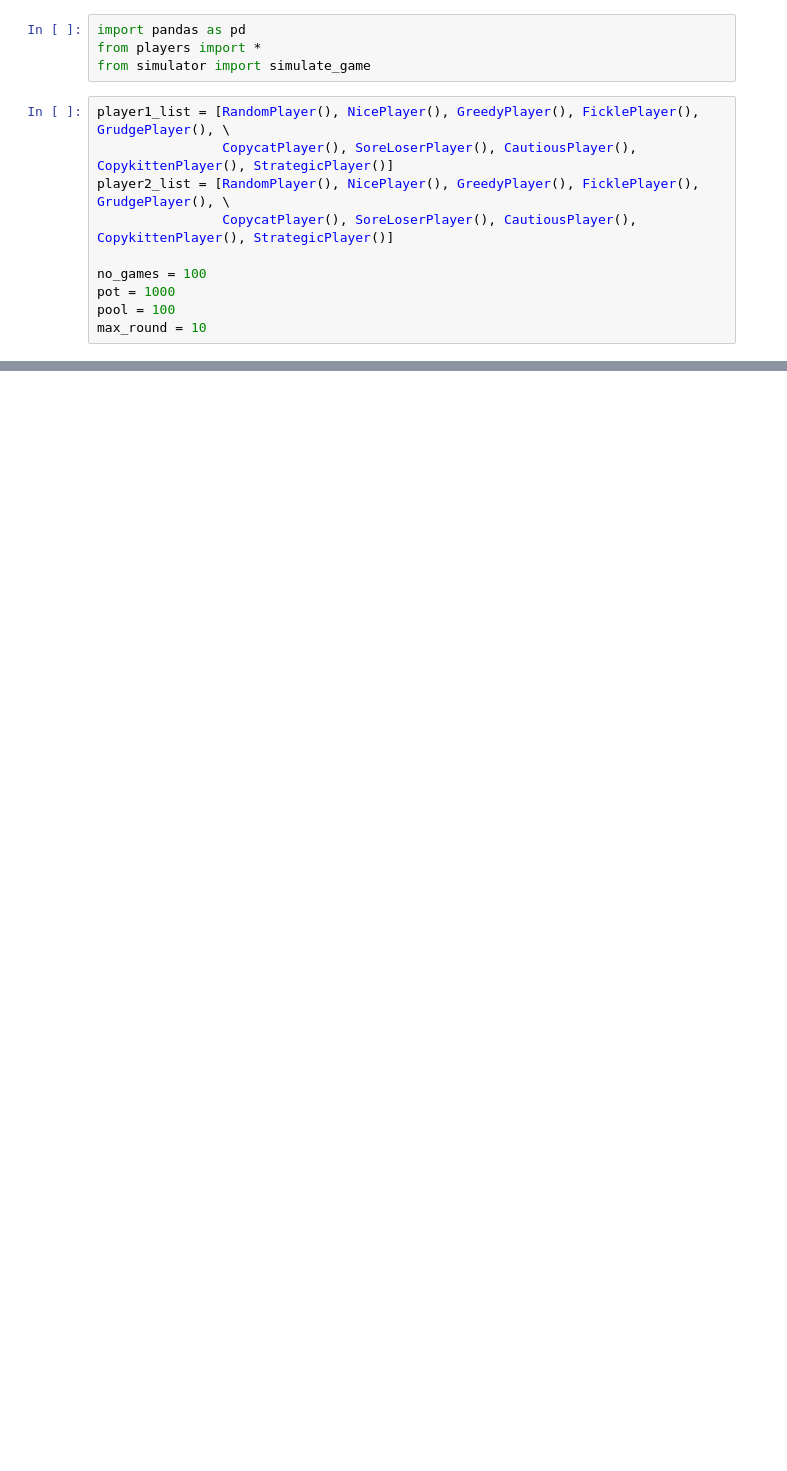
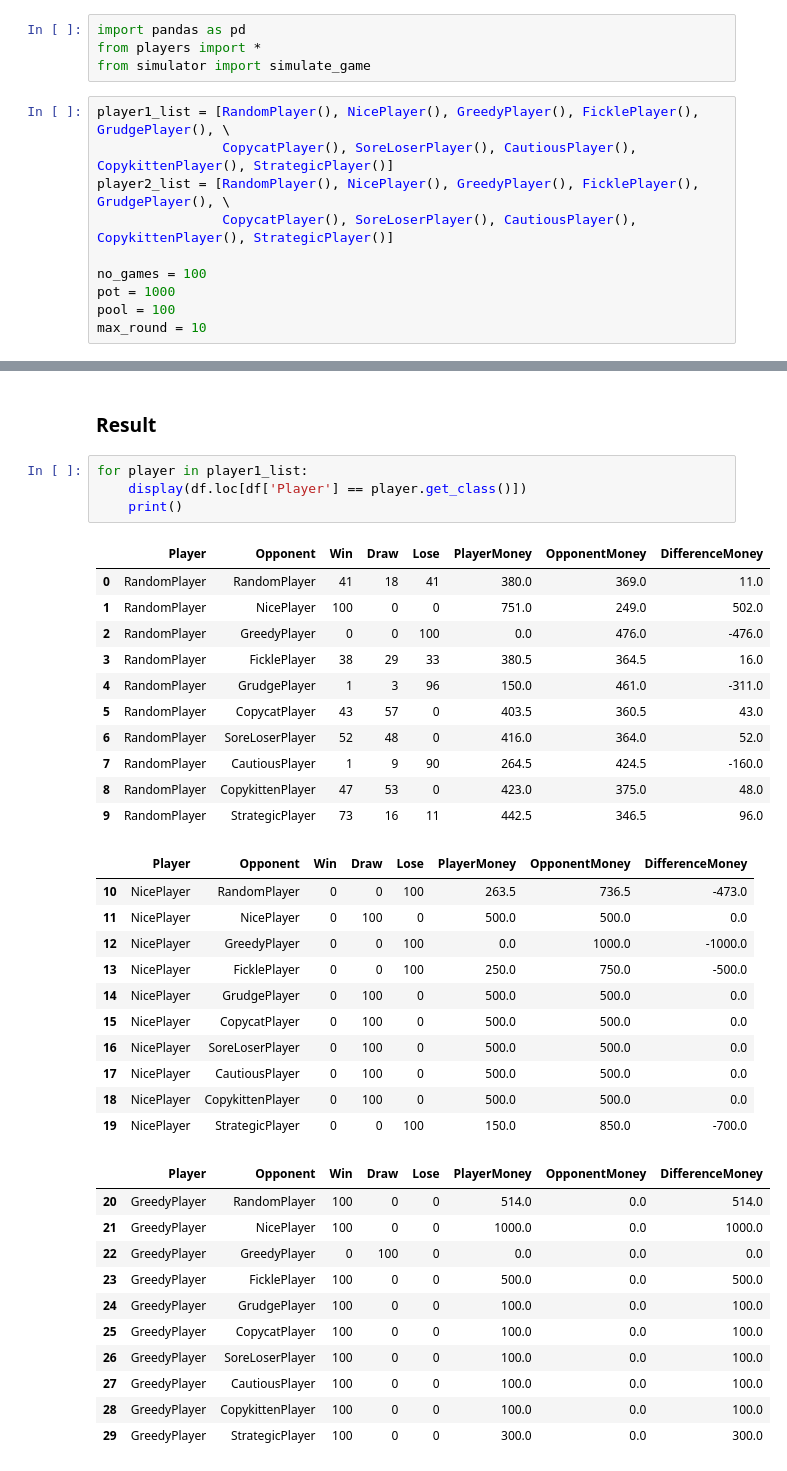
Before and after one commit to binxuankong/game-theory-projects, a Jupyter notebook: SplitOrSteal/Game Analysis.ipynb, the cells around one changed output, grey strips where cells are left out. Saved outputs shown, nothing was run; the diff lists cells and outputs as text; blank space fills up the shorter version.

```diff
--- a/SplitOrSteal/Game Analysis.ipynb
+++ b/SplitOrSteal/Game Analysis.ipynb
@@ -100,0 +94,40 @@ StrategicPlayer average results
+# %% [markdown]
+### Result
+# %%
+for player in player1_list:
+    display(df.loc[df['Player'] == player.get_class()])
+    print()
+# %% [output]
+|  | Player | Opponent | Win | Draw | Lose | PlayerMoney | OpponentMoney | DifferenceMoney |
+| 0 | RandomPlayer | RandomPlayer | 41 | 18 | 41 | 380.0 | 369.0 | 11.0 |
+| 1 | RandomPlayer | NicePlayer | 100 | 0 | 0 | 751.0 | 249.0 | 502.0 |
+| 2 | RandomPlayer | GreedyPlayer | 0 | 0 | 100 | 0.0 | 476.0 | -476.0 |
+| 3 | RandomPlayer | FicklePlayer | 38 | 29 | 33 | 380.5 | 364.5 | 16.0 |
+| 4 | RandomPlayer | GrudgePlayer | 1 | 3 | 96 | 150.0 | 461.0 | -311.0 |
+| 5 | RandomPlayer | CopycatPlayer | 43 | 57 | 0 | 403.5 | 360.5 | 43.0 |
+| 6 | RandomPlayer | SoreLoserPlayer | 52 | 48 | 0 | 416.0 | 364.0 | 52.0 |
+| 7 | RandomPlayer | CautiousPlayer | 1 | 9 | 90 | 264.5 | 424.5 | -160.0 |
+| 8 | RandomPlayer | CopykittenPlayer | 47 | 53 | 0 | 423.0 | 375.0 | 48.0 |
+| 9 | RandomPlayer | StrategicPlayer | 73 | 16 | 11 | 442.5 | 346.5 | 96.0 |
+|  | Player | Opponent | Win | Draw | Lose | PlayerMoney | OpponentMoney | DifferenceMoney |
+| 10 | NicePlayer | RandomPlayer | 0 | 0 | 100 | 263.5 | 736.5 | -473.0 |
+| 11 | NicePlayer | NicePlayer | 0 | 100 | 0 | 500.0 | 500.0 | 0.0 |
+| 12 | NicePlayer | GreedyPlayer | 0 | 0 | 100 | 0.0 | 1000.0 | -1000.0 |
+| 13 | NicePlayer | FicklePlayer | 0 | 0 | 100 | 250.0 | 750.0 | -500.0 |
+| 14 | NicePlayer | GrudgePlayer | 0 | 100 | 0 | 500.0 | 500.0 | 0.0 |
+| 15 | NicePlayer | CopycatPlayer | 0 | 100 | 0 | 500.0 | 500.0 | 0.0 |
+| 16 | NicePlayer | SoreLoserPlayer | 0 | 100 | 0 | 500.0 | 500.0 | 0.0 |
+| 17 | NicePlayer | CautiousPlayer | 0 | 100 | 0 | 500.0 | 500.0 | 0.0 |
+| 18 | NicePlayer | CopykittenPlayer | 0 | 100 | 0 | 500.0 | 500.0 | 0.0 |
+| 19 | NicePlayer | StrategicPlayer | 0 | 0 | 100 | 150.0 | 850.0 | -700.0 |
+|  | Player | Opponent | Win | Draw | Lose | PlayerMoney | OpponentMoney | DifferenceMoney |
+| 20 | GreedyPlayer | RandomPlayer | 100 | 0 | 0 | 514.0 | 0.0 | 514.0 |
+| 21 | GreedyPlayer | NicePlayer | 100 | 0 | 0 | 1000.0 | 0.0 | 1000.0 |
+| 22 | GreedyPlayer | GreedyPlayer | 0 | 100 | 0 | 0.0 | 0.0 | 0.0 |
+| 23 | GreedyPlayer | FicklePlayer | 100 | 0 | 0 | 500.0 | 0.0 | 500.0 |
+| 24 | GreedyPlayer | GrudgePlayer | 100 | 0 | 0 | 100.0 | 0.0 | 100.0 |
+| 25 | GreedyPlayer | CopycatPlayer | 100 | 0 | 0 | 100.0 | 0.0 | 100.0 |
+| 26 | GreedyPlayer | SoreLoserPlayer | 100 | 0 | 0 | 100.0 | 0.0 | 100.0 |
+| 27 | GreedyPlayer | CautiousPlayer | 100 | 0 | 0 | 100.0 | 0.0 | 100.0 |
+| 28 | GreedyPlayer | CopykittenPlayer | 100 | 0 | 0 | 100.0 | 0.0 | 100.0 |
+| 29 | GreedyPlayer | StrategicPlayer | 100 | 0 | 0 | 300.0 | 0.0 | 300.0 |
```
Also changed, not shown: parts of 20 cells of this notebook.
